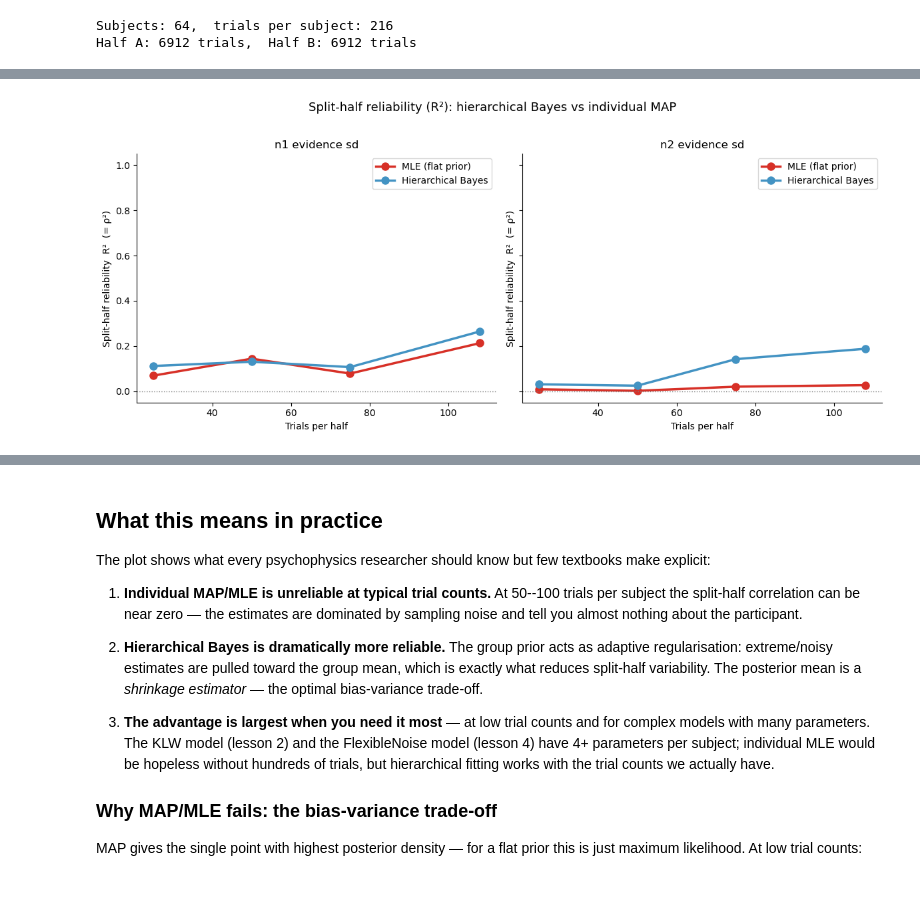
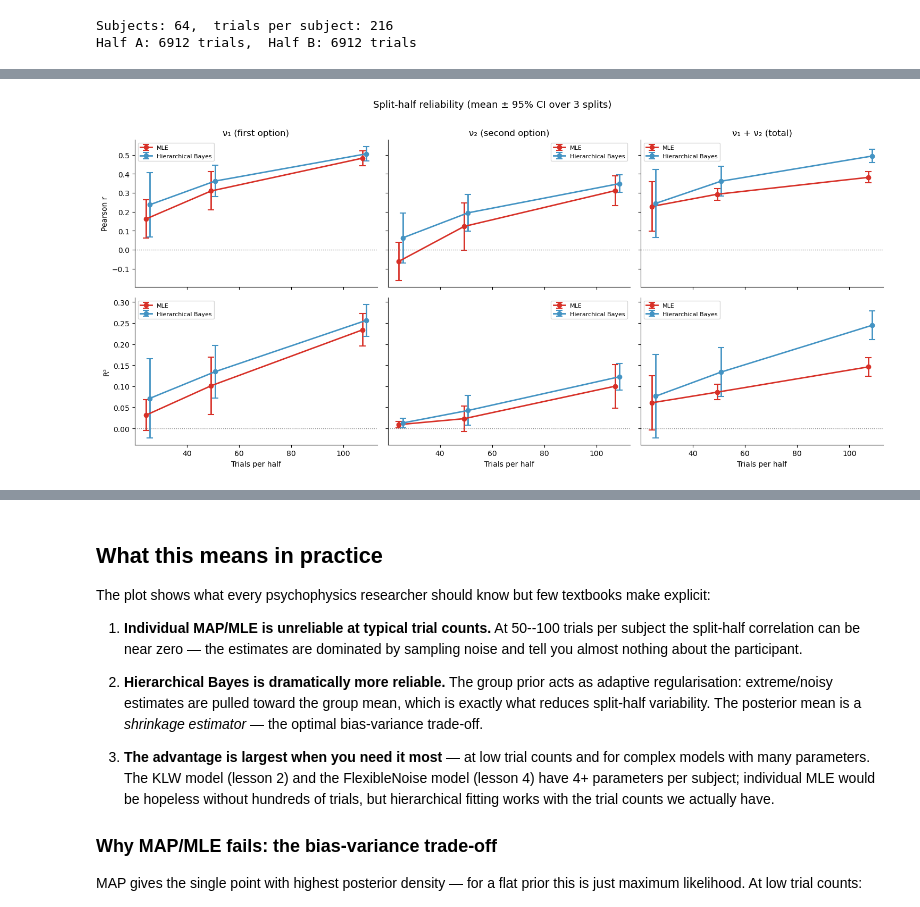
Before and after one commit to ruffgroup/bauer, a Jupyter notebook: docs/tutorial/lesson5.ipynb, the cells around one changed output, grey strips where cells are left out. Cells and saved outputs as stored; diff of their text form; code cells hidden in the pictures.

```diff
--- a/docs/tutorial/lesson5.ipynb
+++ b/docs/tutorial/lesson5.ipynb
@@ -145,24 +210,41 @@ results_df = pd.DataFrame(results)
-# %%
-# ── Split-half reliability plot ──────────────────────────────────────────────
-fig, axes = plt.subplots(1, 2, figsize=(12, 5), sharey=True)
-pal = {'MLE (flat prior)': '#d73027', 'Hierarchical Bayes': '#4393c3'}
-
-for ax, param in zip(axes, ['n1_evidence_sd', 'n2_evidence_sd']):
-    sub = results_df[results_df['parameter'] == param]
-    for method in ['MLE (flat prior)', 'Hierarchical Bayes']:
-        d = sub[sub['method'] == method]
-        ax.plot(d['trials_per_half'], d['R2'], 'o-', lw=2.5, ms=8,
-                color=pal[method], label=method)
-    ax.set_xlabel('Trials per half')
-    ax.set_ylabel('Split-half reliability  R\u00b2  (= \u03c1\u00b2)')
-    ax.set_title(param.replace('_', ' '))
-    ax.set_ylim(-0.05, 1.05)
-    ax.axhline(0, ls=':', c='gray', lw=1)
-    ax.legend(fontsize=10)
-    sns.despine(ax=ax)
-
-plt.suptitle('Split-half reliability (R\u00b2): hierarchical Bayes vs individual MAP',
-             fontsize=13, y=1.02)
-plt.tight_layout()
-# %% [output]
-[figure, removed]
+# %%
+# ── Reliability vs trial count: Pearson r and R² x 3 parameters ──────────────
+metrics = ['Pearson r', 'R\u00b2']
+params = ['n1_evidence_sd', 'n2_evidence_sd', 'total_sd']
+param_labels = {'n1_evidence_sd': '\u03bd\u2081 (first option)',
+                'n2_evidence_sd': '\u03bd\u2082 (second option)',
+                'total_sd': '\u03bd\u2081 + \u03bd\u2082 (total)'}
+pal = {'MLE': '#d73027', 'Hierarchical Bayes': '#4393c3'}
+
+fig, axes = plt.subplots(len(metrics), len(params),
+                          figsize=(5 * len(params), 3.5 * len(metrics)),
+                          sharex=True, sharey='row')
+
+for row, metric in enumerate(metrics):
+    for col, param in enumerate(params):
+        ax = axes[row, col]
+        sub = results_df[results_df['parameter'] == param]
+        for i_m, method in enumerate(['MLE', 'Hierarchical Bayes']):
+            d = sub[sub['method'] == method]
+            mean_by_k = d.groupby('k')[metric].mean()
+            se_by_k   = d.groupby('k')[metric].std() / np.sqrt(n_splits)
+            offset = (i_m - 0.5) * 1.5  # slight x-offset to avoid overlap
+            ax.errorbar(mean_by_k.index + offset, mean_by_k,
+                        yerr=1.96 * se_by_k,
+                        fmt='o-', lw=2, ms=6, capsize=4, capthick=1.5,
+                        color=pal[method], ecolor=pal[method], label=method)
+        ax.axhline(0, ls=':', c='gray', lw=1)
+        if row == 0:
+            ax.set_title(param_labels[param])
+        if row == len(metrics) - 1:
+            ax.set_xlabel('Trials per half')
+        if col == 0:
+            ax.set_ylabel(metric)
+        ax.legend(fontsize=8)
+        sns.despine(ax=ax)
+
+plt.suptitle(f'Split-half reliability (mean \u00b1 95% CI over {n_splits} splits)',
+             fontsize=13, y=1.01)
+plt.tight_layout()
+# %% [output]
+[figure, added]
```
Also changed, not shown: parts of 8 cells of this notebook, 1 other file.
